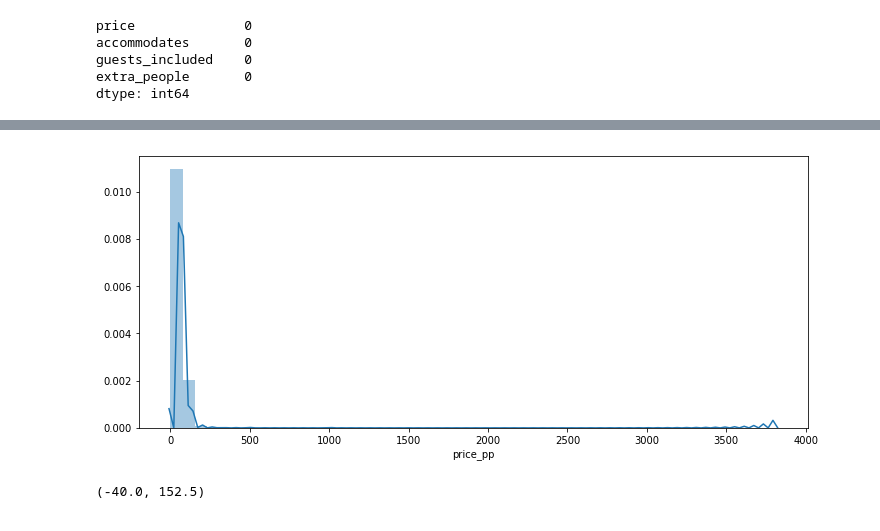
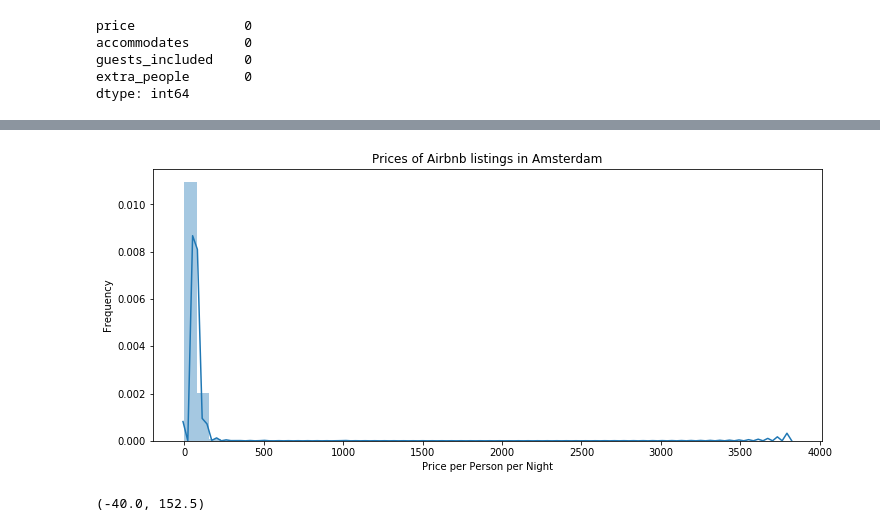
Before and after one commit to lukazaplotnik/Airbnb-Data-Analysis, a Jupyter notebook: Airbnb Prices in Amsterdam.ipynb, the cells around one changed output, grey strips where cells are left out. Cells and saved outputs as stored; diff of their text form; code cells hidden in the pictures.

```diff
--- a/Airbnb Prices in Amsterdam.ipynb
+++ b/Airbnb Prices in Amsterdam.ipynb
@@ -158,9 +184,12 @@ listings['price_pp'] = (price_clean + extra_price) / listings['accommodates']
 # %%
 #Distribution of prices
 plt.rcParams['figure.figsize'] = [12, 5]
 sns.distplot(listings['price_pp']);
+plt.xlabel('Price per Person per Night');
+plt.ylabel('Frequency');
+plt.title('Prices of Airbnb listings in Amsterdam');
 # %% [output]
-[figure, old version]
+[figure, new version]
 # %%
 #Remove outliers using Tukey rule
 IQR = listings['price_pp'].quantile(0.75) - listings['price_pp'].quantile(0.25)
```
Also changed, not shown: parts of 51 cells of this notebook, 2 other files.
